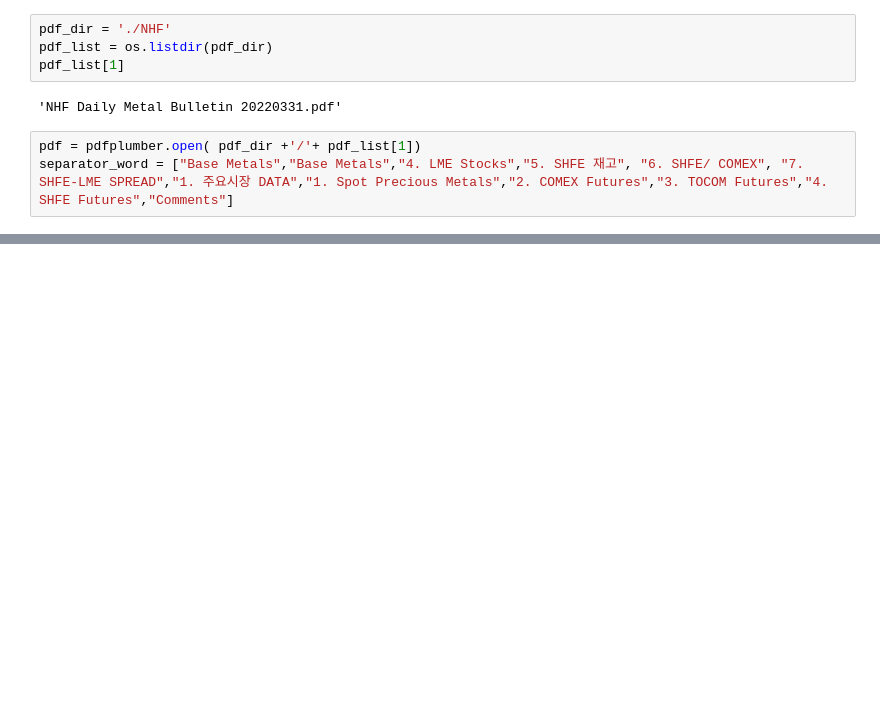
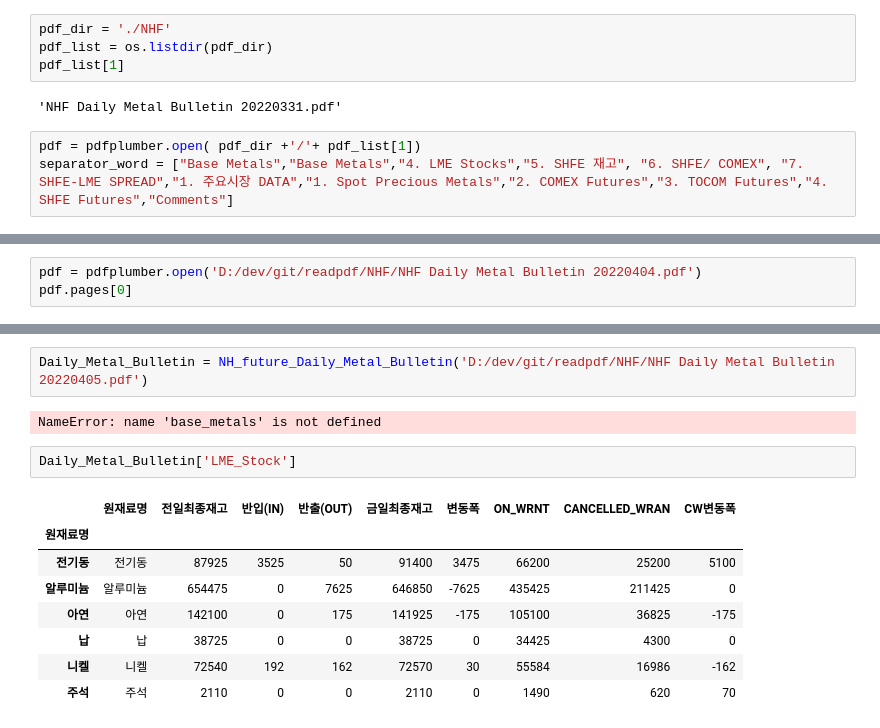
Before and after one commit to keunjoo-tak/readpdf, a Jupyter notebook: NHF_pdf.ipynb, the cells around one changed output, grey strips where cells are left out. Cells and saved outputs as stored; diff of their text form; blank space fills up the shorter version.

```diff
--- a/NHF_pdf.ipynb
+++ b/NHF_pdf.ipynb
@@ -58,0 +144,3 @@ text_para.split('\n')
+# %%
+pdf = pdfplumber.open('D:/dev/git/readpdf/NHF/NHF Daily Metal Bulletin 20220404.pdf')
+pdf.pages[0]
@@ -58,0 +245,15 @@ text_para.split('\n')
+# %%
+Daily_Metal_Bulletin = NH_future_Daily_Metal_Bulletin('D:/dev/git/readpdf/NHF/NHF Daily Metal Bulletin 20220405.pdf')
+# %% [output]
+NameError: name 'base_metals' is not defined
+# %%
+Daily_Metal_Bulletin['LME_Stock']
+# %% [output]
+|  | 원재료명 | 전일최종재고 | 반입(IN) | 반출(OUT) | 금일최종재고 | 변동폭 | ON_WRNT | CANCELLED_WRAN | CW변동폭 |
+| 원재료명 |  |  |  |  |  |  |  |  |  |
+| 전기동 | 전기동 | 87925 | 3525 | 50 | 91400 | 3475 | 66200 | 25200 | 5100 |
+| 알루미늄 | 알루미늄 | 654475 | 0 | 7625 | 646850 | -7625 | 435425 | 211425 | 0 |
+| 아연 | 아연 | 142100 | 0 | 175 | 141925 | -175 | 105100 | 36825 | -175 |
+| 납 | 납 | 38725 | 0 | 0 | 38725 | 0 | 34425 | 4300 | 0 |
+| 니켈 | 니켈 | 72540 | 192 | 162 | 72570 | 30 | 55584 | 16986 | -162 |
+| 주석 | 주석 | 2110 | 0 | 0 | 2110 | 0 | 1490 | 620 | 70 |
```
Also changed, not shown: parts of 14 cells of this notebook.
